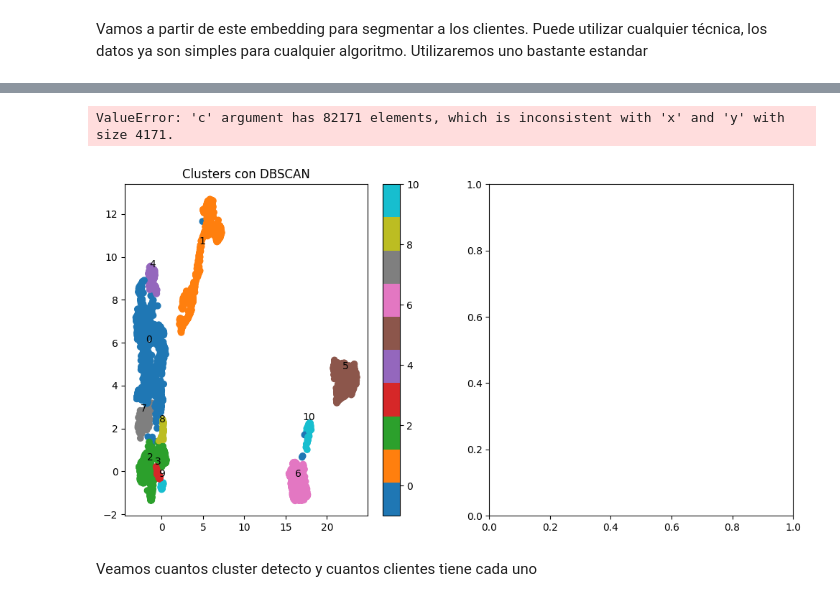
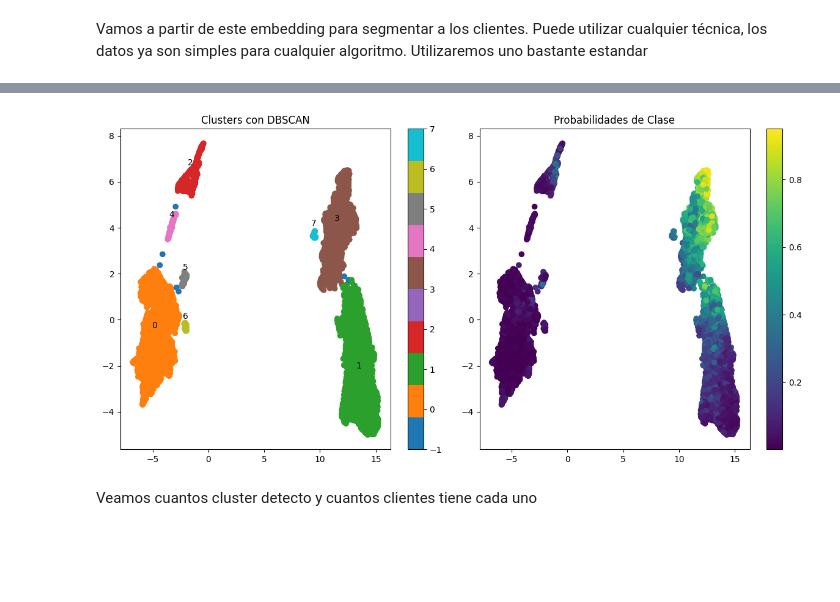
Before and after one commit to dmecoyfin/dmeyf2024, a Jupyter notebook: src/Competencia_1/Segmentacion.ipynb, the cells around one changed output, grey strips where cells are left out. Drawn from its saved outputs; the diff is of its cells as text; code cells hidden in the pictures; blank space fills up the shorter version.

```diff
--- a/src/Competencia_1/Segmentacion.ipynb
+++ b/src/Competencia_1/Segmentacion.ipynb
@@ -92,0 +288,27 @@ RandomForestClassifier(max_features=20, min_samples_leaf=400, random_state=17)
+# %%
+def prepare_data(df):
+    y = df["clase_ternaria"].map(lambda x: 0 if x == "CONTINUA" else 1)
+    X = df.drop("clase_ternaria", axis=1)
+    return X, y
+
+def sample_data(X, y, sample_size=10000, seed=17):
+
+    np.random.seed(seed)
+    continua_sample = y[y == 0].sample(sample_size).index  # Muestra aleatoria de clase 0
+    bajas_1_2 = y[y == 1].index  # Índices de clase 1
+    rf_index = continua_sample.union(bajas_1_2)  # Unión de índices
+
+    X_sample = X.loc[rf_index]  # Filtra X usando los índices seleccionados
+    y_sample = y.loc[rf_index]  # Filtra y usando los índices seleccionados
+
+    return X_sample, y_sample
+
+def ganancia_prob(y_hat, y, prop=1, class_index=1, threshold=0.025):
+  @np.vectorize
+  def ganancia_row(predicted, actual, threshold=0.025):
+    return  (predicted >= threshold) * (ganancia_acierto if actual == 1 else -costo_estimulo)
+
+  return ganancia_row(y_hat[:,class_index], y).sum() / prop
+
+Xtrain, ytrain = prepare_data(df_train)
+Xtrain_rf, ytrain_rf = sample_data(Xtrain, ytrain)
@@ -92,0 +426,2 @@ RandomForestClassifier(max_features=20, min_samples_leaf=400, random_state=17)
+# %%
+optuna.visualization.plot_optimization_history(study)
@@ -92,0 +436,10 @@ RandomForestClassifier(max_features=20, min_samples_leaf=400, random_state=17)
+# %%
+model_rf_1 = RandomForestClassifier(
+        **study.best_params,
+        max_samples=0.7,
+        random_state=semillas[0],
+        n_jobs=-1,
+        oob_score=True
+    )
+
+model_rf_1.fit(Xtrain_rf_imp, ytrain_rf)
@@ -109,4 +492,4 @@ def distanceMatrix(model, X):
 
     return proxMat.max() - proxMat
 
-md = distanceMatrix(model, Xtrain_rf_imp)
+md = distanceMatrix(model_rf_1, Xtrain_rf_imp)
@@ -186,37 +575,36 @@ hdb = DBSCAN(eps=0.3)
 y = hdb.fit(embedding_rf)
 
 # Creamos la figura con 2 subplots
 fig, (ax1, ax2) = plt.subplots(1, 2, figsize=(12, 6))
 
 # Primer gráfico: clusters con anotaciones
 scatter1 = ax1.scatter(embedding_rf[:, 0], embedding_rf[:, 1], c=y.labels_, cmap='tab10')
 
 # Anotamos el número de clústeres en el centro de cada grupo
 unique_labels = set(y.labels_)
 for label in unique_labels:
     if label == -1:  # Ignoramos el ruido (outliers)
         continue
     mask = (y.labels_ == label)
     cluster_center = embedding_rf[mask].mean(axis=0)
     ax1.annotate(f'{label}', cluster_center, textcoords="offset points", xytext=(0, 10), ha='center')
 
 ax1.set_title('Clusters con DBSCAN')
 fig.colorbar(scatter1, ax=ax1)
 
 # Segundo gráfico: probabilidades de clase
-class_index = np.where(model.classes_ == 1)[0]
-prob_baja = model.predict_proba(Xtrain_rf_imp)[:, class_index]
+class_index = np.where(model_rf_1.classes_ == 1)[0]
+prob_baja = model_rf_1.predict_proba(Xtrain_rf_imp)[:, class_index]
 
 scatter2 = ax2.scatter(embedding_rf[:, 0], embedding_rf[:, 1], c=prob_baja)
 ax2.set_title('Probabilidades de Clase')
 fig.colorbar(scatter2, ax=ax2)
 
 # Ajustamos el layout de toda la figura
 plt.tight_layout()
 plt.show()
 # %% [output]
-ValueError: 'c' argument has 82171 elements, which is inconsistent with 'x' and 'y' with size 4171.
-[figure, old version]
+[figure, new version]
 # %% [markdown]
 Veamos cuantos cluster detecto y cuantos clientes tiene cada uno
 # %%
```
Also changed, not shown: parts of 57 cells of this notebook, 2 other files.
